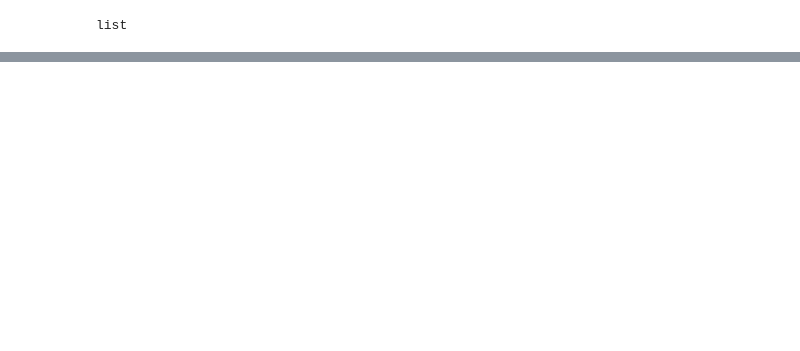
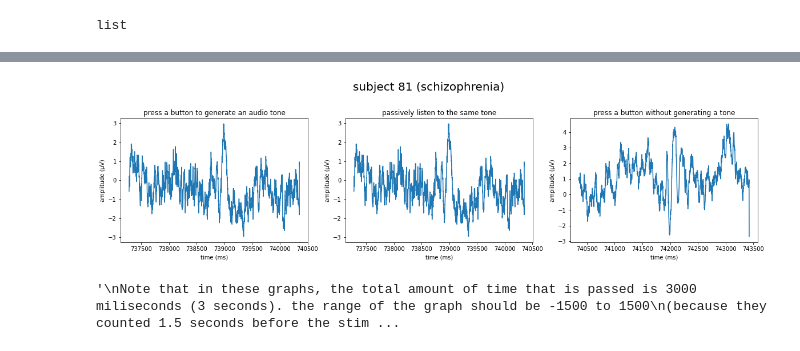
Before and after one commit to shizacharania/schizophrenia-eeg, a Jupyter notebook: schizophrenia_eeg.ipynb, the cells around one changed output, grey strips where cells are left out. Cells and saved outputs as stored; diff of their text form; code cells hidden in the pictures; blank space fills up the shorter version.

```diff
--- a/schizophrenia_eeg.ipynb
+++ b/schizophrenia_eeg.ipynb
@@ -65,0 +199,28 @@ df
+# %%
+fig, axes = plt.subplots(nrows=1, ncols=3)
+
+fig.suptitle("subject " + str(df1["subject"][737282]) + " (" + diagnosis[df1["diagnosis"][737282]] + ")", fontsize=20, y=1.1, horizontalalignment='center')
+
+fig.set_figheight(4)
+fig.set_figwidth(20)
+
+df1["Fz"][737282:737282+3072].plot(ax = axes[0])
+axes[0].set_title(condition[df1["condition"][737282]])
+
+df1["Fz"][737282:737282+3072].plot(ax = axes[1])
+axes[1].set_title(condition[df1["condition"][737282+3072]])
+
+df1["Fz"][737282+3072:737282+3072+3072].plot(ax = axes[2])
+axes[2].set_title(condition[df1["condition"][737282+3072+3072]])
+
+for ax in axes.flat:
+    ax.set(xlabel='time (ms)', ylabel='amplitude (µV)')
+# %% [output]
+[figure, added]
+# %%
+"""
+Note that in these graphs, the total amount of time that is passed is 3000 miliseconds (3 seconds). the range of the graph should be -1500 to 1500
+(because they counted 1.5 seconds before the stimulus and 1.5 after that)
+"""
+# %% [output]
+'\nNote that in these graphs, the total amount of time that is passed is 3000 miliseconds (3 seconds). the range of the graph should be -1500 to 1500\n(because they counted 1.5 seconds before the stim ...
```
Also changed, not shown: parts of 31 cells of this notebook.
